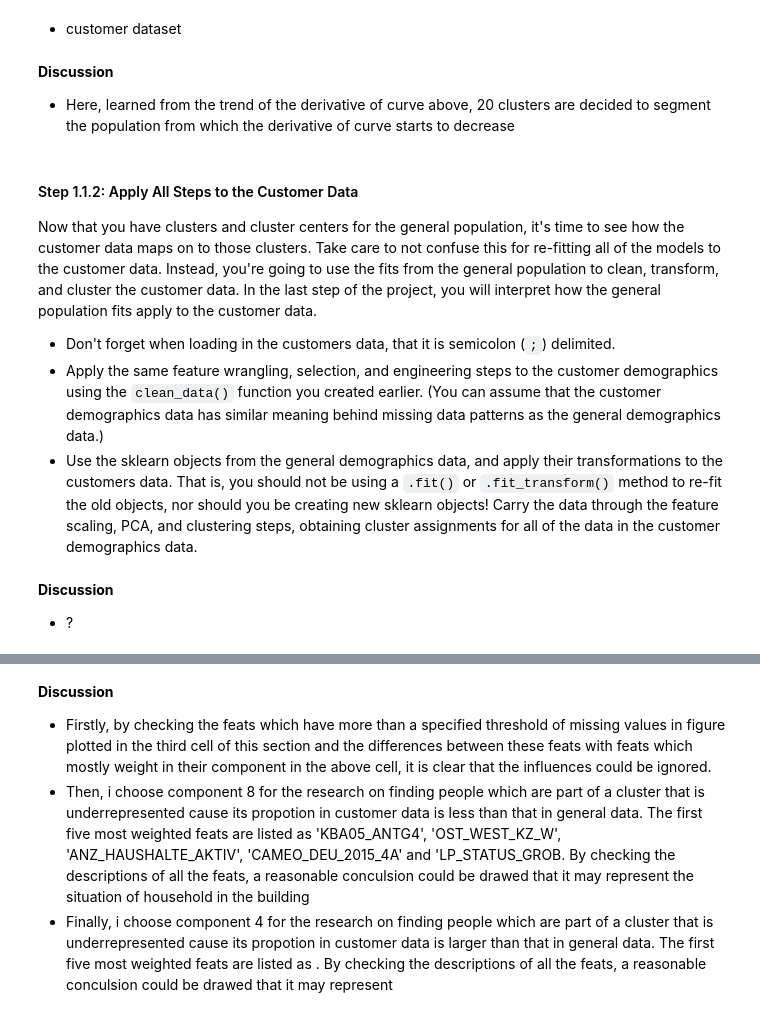
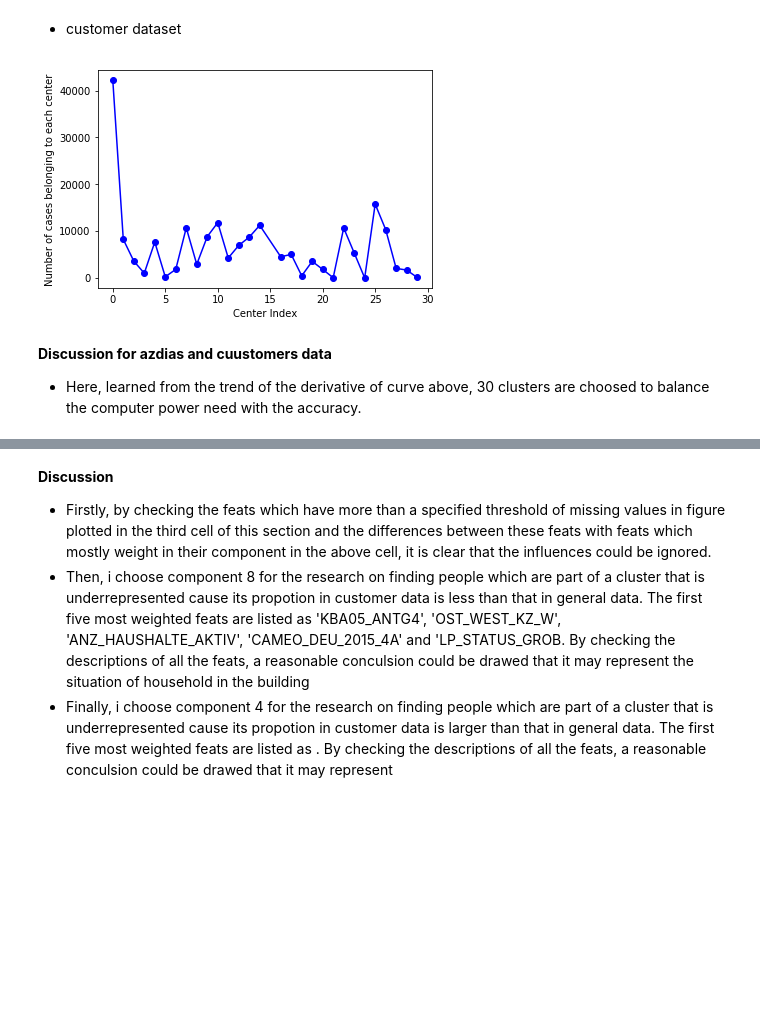
Before and after one commit to PaperStrange/Udacity_DataScientist, a Jupyter notebook: DS_term2_project-final/Arvato Project Workbook.ipynb, the cells around one changed output, grey strips where cells are left out. Cells and saved outputs as stored; diff of their text form; code cells hidden in the pictures; blank space fills up the shorter version.

```diff
--- a/DS_term2_project-final/Arvato Project Workbook.ipynb
+++ b/DS_term2_project-final/Arvato Project Workbook.ipynb
@@ -1397,0 +1572,7 @@ You've assessed and cleaned the demographics data, then scaled and transformed t
+# %%
+# Re-fit the k-means model with the selected number of clusters and obtain cluster predictions for the custonmers data.
+
+kmeans = KMeans(n_clusters=30)
+model = kmeans.fit(X_pca_customers)
+# predict the label for customers data
+labels_custo_pred = model.predict(X_pca_customers)
@@ -1398,17 +1582,15 @@ You've assessed and cleaned the demographics data, then scaled and transformed t
+# %%
+labels_custo_pred_series = pd.Series(labels_custo_pred)
+counter_custo = labels_custo_pred_series.value_counts(sort=False)
+x, y = counter.index, counter.values
+
+plt.plot(x, y, 'bo-');
+plt.xlabel('Center Index');
+plt.ylabel('Number of cases belonging to each center');
+# %% [output]
+[figure, added]
 # %% [markdown]
-**Discussion**
+**Discussion for azdias and cuustomers data**
 
-* Here, learned from the trend of the derivative of curve above, 20 clusters are decided to segment the population from which the derivative of curve starts to decrease
+* Here, learned from the trend of the derivative of curve above, 30 clusters are choosed to balance the computer power need with the accuracy.
-# %% [markdown]
-#### Step 1.1.2: Apply All Steps to the Customer Data
-
-Now that you have clusters and cluster centers for the general population, it's time to see how the customer data maps on to those clusters. Take care to not confuse this for re-fitting all of the models to the customer data. Instead, you're going to use the fits from the general population to clean, transform, and cluster the customer data. In the last step of the project, you will interpret how the general population fits apply to the customer data.
-
-- Don't forget when loading in the customers data, that it is semicolon (`;`) delimited.
-- Apply the same feature wrangling, selection, and engineering steps to the customer demographics using the `clean_data()` function you created earlier. (You can assume that the customer demographics data has similar meaning behind missing data patterns as the general demographics data.)
-- Use the sklearn objects from the general demographics data, and apply their transformations to the customers data. That is, you should not be using a `.fit()` or `.fit_transform()` method to re-fit the old objects, nor should you be creating new sklearn objects! Carry the data through the feature scaling, PCA, and clustering steps, obtaining cluster assignments for all of the data in the customer demographics data.
-# %% [markdown]
-**Discussion**
-
-* ?
 # %% [markdown]
```
Also changed, not shown: parts of 63 cells of this notebook.
